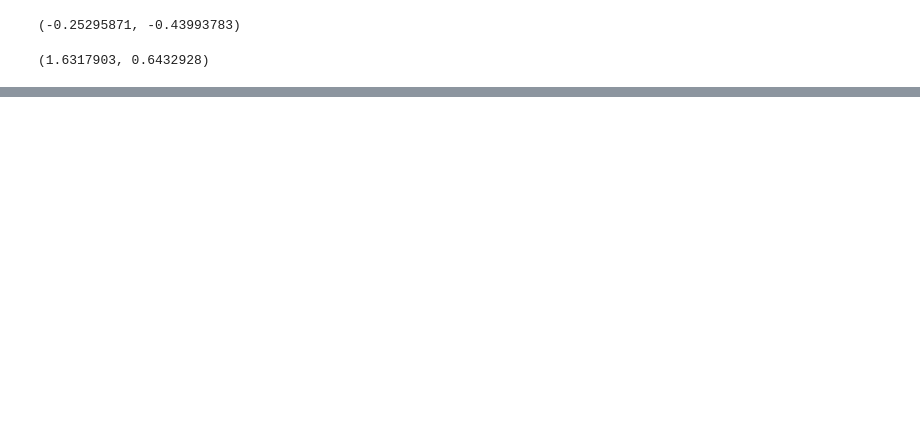
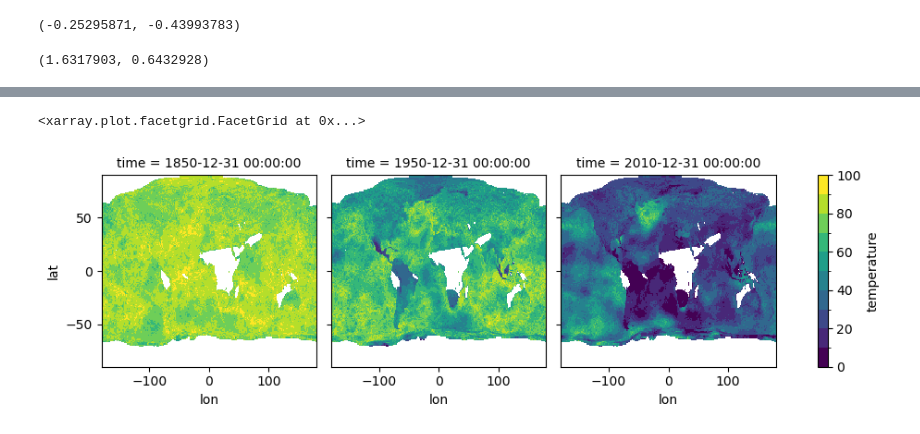
Before and after one commit to alexborowiak/time_of_emergene_drafts, a Jupyter notebook: draft_notebooks/draft_09_perkins_skill_score.ipynb, the cells around one changed output, grey strips where cells are left out. Drawn from its saved outputs; the diff is of its cells as text; code cells hidden in the pictures; blank space fills up the shorter version.

```diff
--- a/draft_notebooks/draft_09_perkins_skill_score.ipynb
+++ b/draft_notebooks/draft_09_perkins_skill_score.ipynb
@@ -248,0 +319,13 @@ freq_min_sum_percent
+# %%
+def get_rel_freq(arr, bins):
+    arr = arr[np.isfinite(arr)]
+    counts, _ = np.histogram(arr, bins=bins, density=False)
+    rel_freq = counts/len(arr)
+    return rel_freq
+# %%
+# The arguements needed for all of the calculations
+rolling_window_kwargs = dict(
+    input_core_dims=[['window_dim'], ['window_dim']],
+    exclude_dims={'window_dim'},
+    vectorize=True,
+    dask='parallelized')
@@ -248,0 +370,26 @@ freq_min_sum_percent
+# %%
+def perkins_skill_score(arr_best, base_arr):
+    if np.all(np.isnan(arr_best)) or np.all(np.isnan(base_arr)): return np.nan
+    bmax = np.nanmax(np.concatenate([base_arr, arr_best]))
+    bmin = np.nanmin(np.concatenate([base_arr, arr_best]))
+    #print(bmin, bmax)
+    step = 0.15
+    bins = np.arange(bmin, bmax+step, step)
+
+    rel_freq_base = get_rel_freq(base_arr, bins)
+    rel_freq_best = get_rel_freq(arr_best, bins)
+    freq_stack = np.vstack([rel_freq_base, rel_freq_best])
+
+    freq_min = np.nanmin(freq_stack, axis=0)
+
+    freq_min_sum_percent = np.sum(freq_min) * 100
+    return float(freq_min_sum_percent)
+# %%
+%%time
+perkins_ds = xr.apply_ufunc(
+    perkins_skill_score,
+    best_ds_window,
+    base_period_window_ds,
+    output_dtypes=float,
+    **rolling_window_kwargs
+    ).compute()
@@ -248,0 +464,5 @@ freq_min_sum_percent
+# %%
+perkins_ds.isel(time=[0, 100, 160]).plot(col='time', levels=np.arange(0, 110, 10))
+# %% [output]
+<xarray.plot.facetgrid.FacetGrid at 0x...>
+[figure, added]
```
Also changed, not shown: parts of 56 cells of this notebook, 2 other files.
